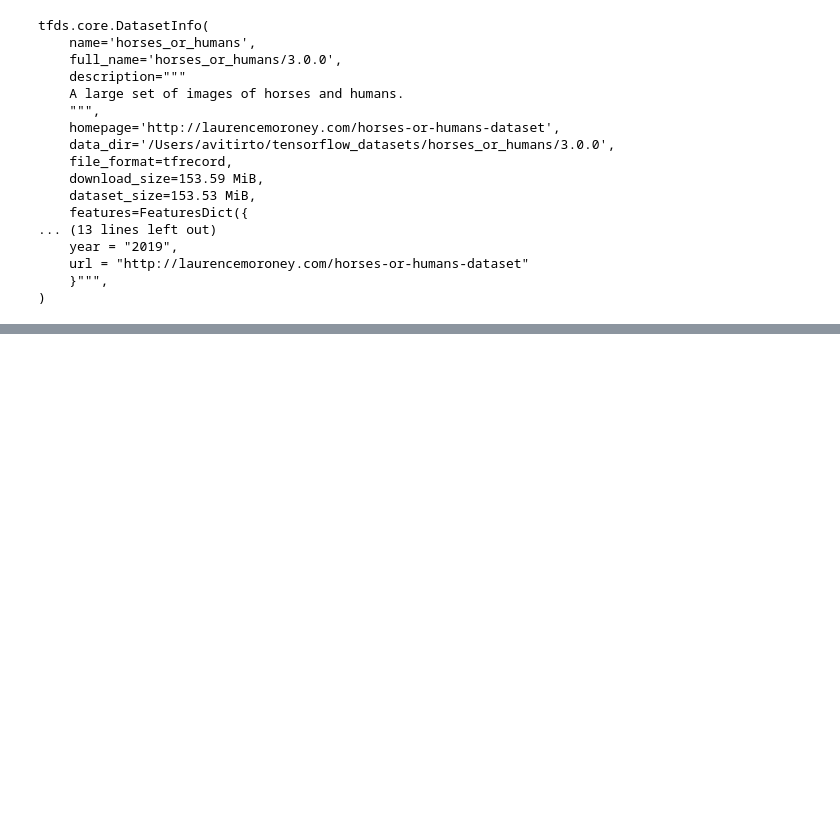
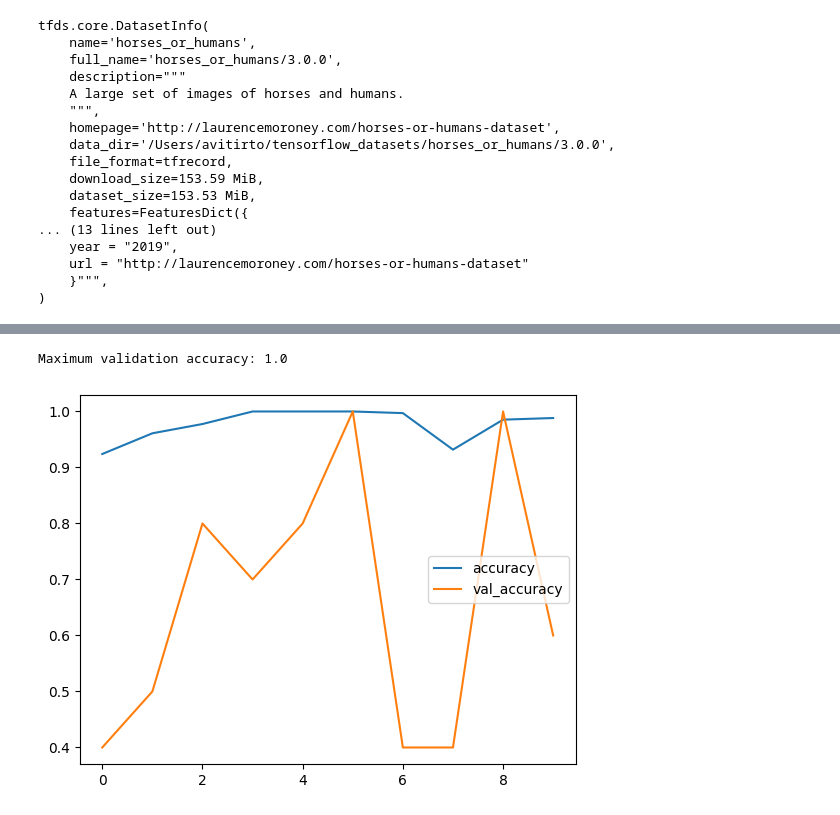
Before and after one commit to AviTirto/TensorFlowProjects, a Jupyter notebook: TensorFlowDatasets.ipynb, the cells around one changed output, grey strips where cells are left out. Saved outputs shown, nothing was run; the diff lists cells and outputs as text; code cells hidden in the pictures; blank space fills up the shorter version.

```diff
--- a/TensorFlowDatasets.ipynb
+++ b/TensorFlowDatasets.ipynb
@@ -52,5 +52,12 @@ model.evaluate(testing_imgs, testing_labels)
 # %%
+def augmentation(img, label):
+    img = tf.cast(img, tf.float32)
+    img = (img/255) # normalization
+    img = tf.image.random_flip_left_right(img)
+    return img, label
+
 data, info = tfds.load('horses_or_humans', split = 'train', as_supervised=True, with_info = True)
+train_data = data.map(augmentation)
 print(info)
 # %% [output]
 tfds.core.DatasetInfo(
@@ -71,7 +78,8 @@ tfds.core.DatasetInfo(
     }""",
 )
 # %%
-test_data = tfds.load("horses_or_humans", split = "test", as_supervised = True)
+data = tfds.load("horses_or_humans", split = "test", as_supervised = True)
+valid_data = data.batch(10)
 from tensorflow.keras.layers import BatchNormalization, Conv2D, MaxPooling2D
 
 model = Sequential([
@@ -101,8 +109,12 @@ model.compile(
     metrics = ["accuracy"]
 )
 
-train_batches = data.shuffle(100).batch(10) # Shuffles and Makes batches of 10
+train_batches = train_data.shuffle(100).batch(10) # Shuffles and Makes batches of 10
 
-model.fit(train_batches, epochs = 10)
+history = model.fit(train_batches,
+          epochs = 10,
+          validation_data = valid_data,
+          validation_steps = 1
+         )
 # %% [output]
 Epoch 1/10
@@ -133,0 +141,8 @@ model.evaluate(test_data.batch(10))
+# %%
+import pandas as pd
+history_df = pd.DataFrame(history.history)
+history_df.loc[:, ['accuracy', 'val_accuracy']].plot()
+print("Maximum validation accuracy: {}".format(history_df['val_accuracy'].max()))
+# %% [output]
+Maximum validation accuracy: 1.0
+[figure, added]
```
Also changed, not shown: parts of 4 cells of this notebook.
